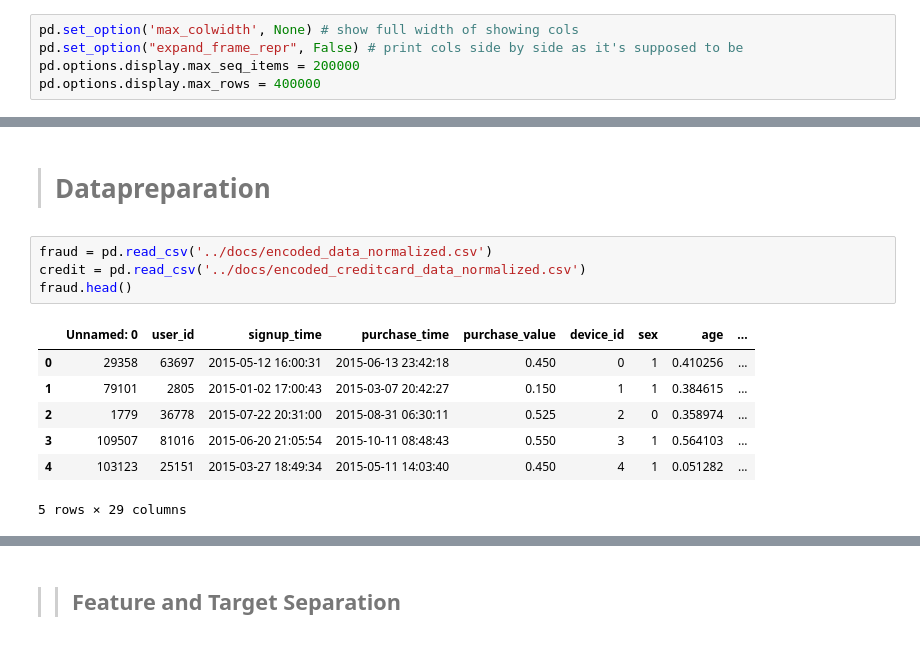
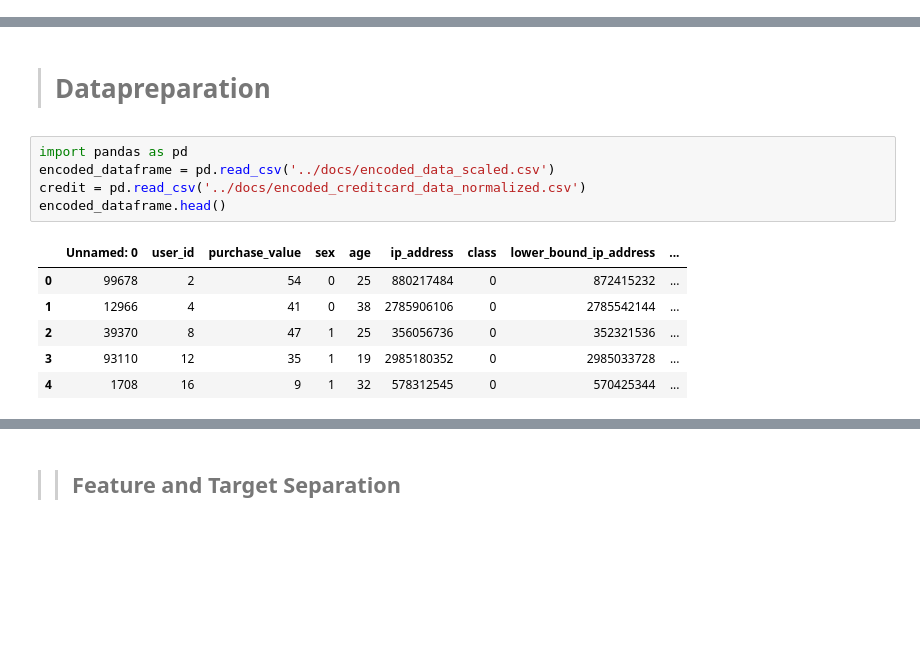
Before and after one commit to amannnnnyyyy/Fraud-detection-for-e-commerce-and-bank-transactions, a Jupyter notebook: notebooks/fraud_detection.ipynb, the cells around one changed output, grey strips where cells are left out. Drawn from its saved outputs; the diff is of its cells as text; blank space fills up the shorter version.

```diff
--- a/notebooks/fraud_detection.ipynb
+++ b/notebooks/fraud_detection.ipynb
@@ -25,11 +25,6 @@ data[data_name[1]].head()
 | 2 | 1359 | 2015-01-01 18:52:44 | 2015-01-01 18:52:45 | 15 | YSSKYOSJHPPLJ | SEO | Opera | M | 53 | ... |
 | 3 | 150084 | 2015-04-28 21:13:25 | 2015-05-04 13:54:50 | 44 | ATGTXKYKUDUQN | SEO | Safari | M | 41 | ... |
 | 4 | 221365 | 2015-07-21 07:09:52 | 2015-09-09 18:40:53 | 39 | NAUITBZFJKHWW | Ads | Safari | M | 45 | ... |
-# %%
-pd.set_option('max_colwidth', None) # show full width of showing cols
-pd.set_option("expand_frame_repr", False) # print cols side by side as it's supposed to be
-pd.options.display.max_seq_items = 200000
-pd.options.display.max_rows = 400000
 # %%
 from scripts.analysis import *
 info(data[data_name[1]])
@@ -622,14 +507,14 @@ creditCardData_normalized.to_csv('../docs/encoded_creditcard_data_normalized.csv
 # %% [markdown]
 > # Datapreparation
 # %%
-fraud = pd.read_csv('../docs/encoded_data_normalized.csv')
+import pandas as pd
+encoded_dataframe = pd.read_csv('../docs/encoded_data_scaled.csv')
 credit = pd.read_csv('../docs/encoded_creditcard_data_normalized.csv')
-fraud.head()
+encoded_dataframe.head()
 # %% [output]
-|  | Unnamed: 0 | user_id | signup_time | purchase_time | purchase_value | device_id | sex | age | ... |
-| 0 | 29358 | 63697 | 2015-05-12 16:00:31 | 2015-06-13 23:42:18 | 0.450 | 0 | 1 | 0.410256 | ... |
-| 1 | 79101 | 2805 | 2015-01-02 17:00:43 | 2015-03-07 20:42:27 | 0.150 | 1 | 1 | 0.384615 | ... |
-| 2 | 1779 | 36778 | 2015-07-22 20:31:00 | 2015-08-31 06:30:11 | 0.525 | 2 | 0 | 0.358974 | ... |
-| 3 | 109507 | 81016 | 2015-06-20 21:05:54 | 2015-10-11 08:48:43 | 0.550 | 3 | 1 | 0.564103 | ... |
-| 4 | 103123 | 25151 | 2015-03-27 18:49:34 | 2015-05-11 14:03:40 | 0.450 | 4 | 1 | 0.051282 | ... |
+|  | Unnamed: 0 | user_id | purchase_value | sex | age | ip_address | class | lower_bound_ip_address | ... |
+| 0 | 99678 | 2 | 54 | 0 | 25 | 880217484 | 0 | 872415232 | ... |
+| 1 | 12966 | 4 | 41 | 0 | 38 | 2785906106 | 0 | 2785542144 | ... |
+| 2 | 39370 | 8 | 47 | 1 | 25 | 356056736 | 0 | 352321536 | ... |
+| 3 | 93110 | 12 | 35 | 1 | 19 | 2985180352 | 0 | 2985033728 | ... |
+| 4 | 1708 | 16 | 9 | 1 | 32 | 578312545 | 0 | 570425344 | ... |
-5 rows × 29 columns
```
Also changed, not shown: parts of 64 cells of this notebook, 8 other files.
